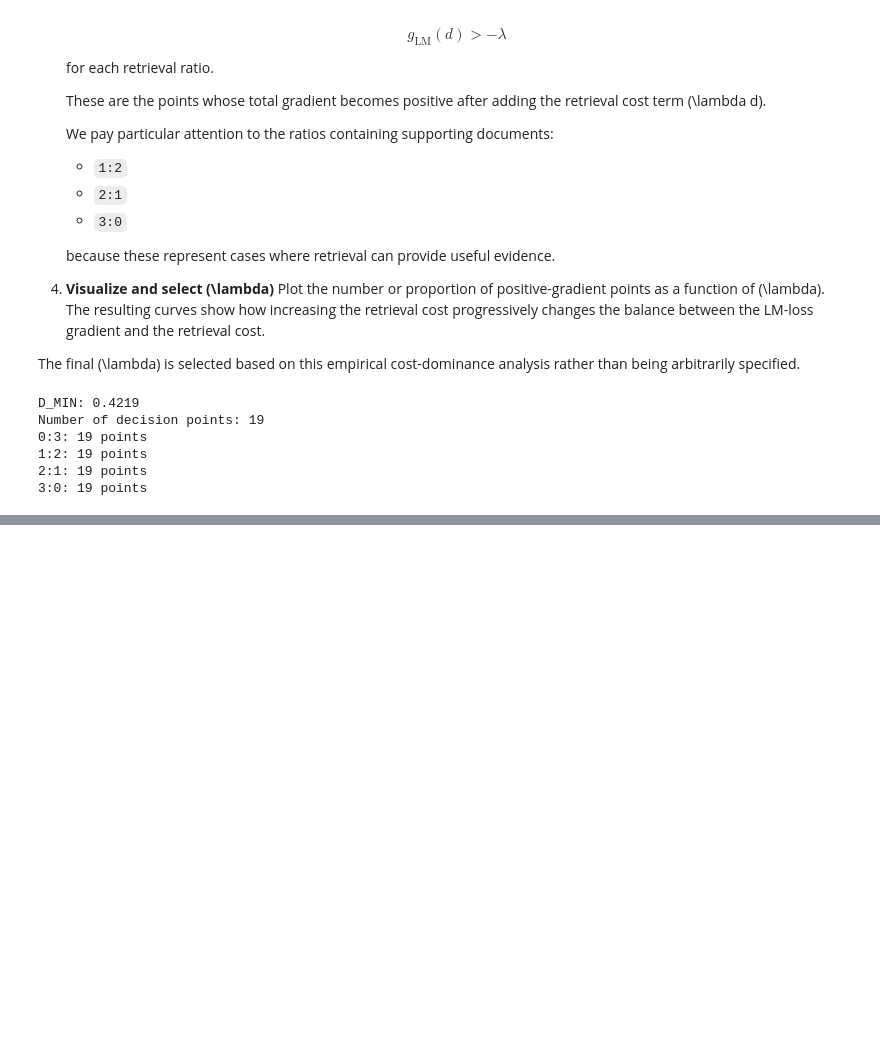
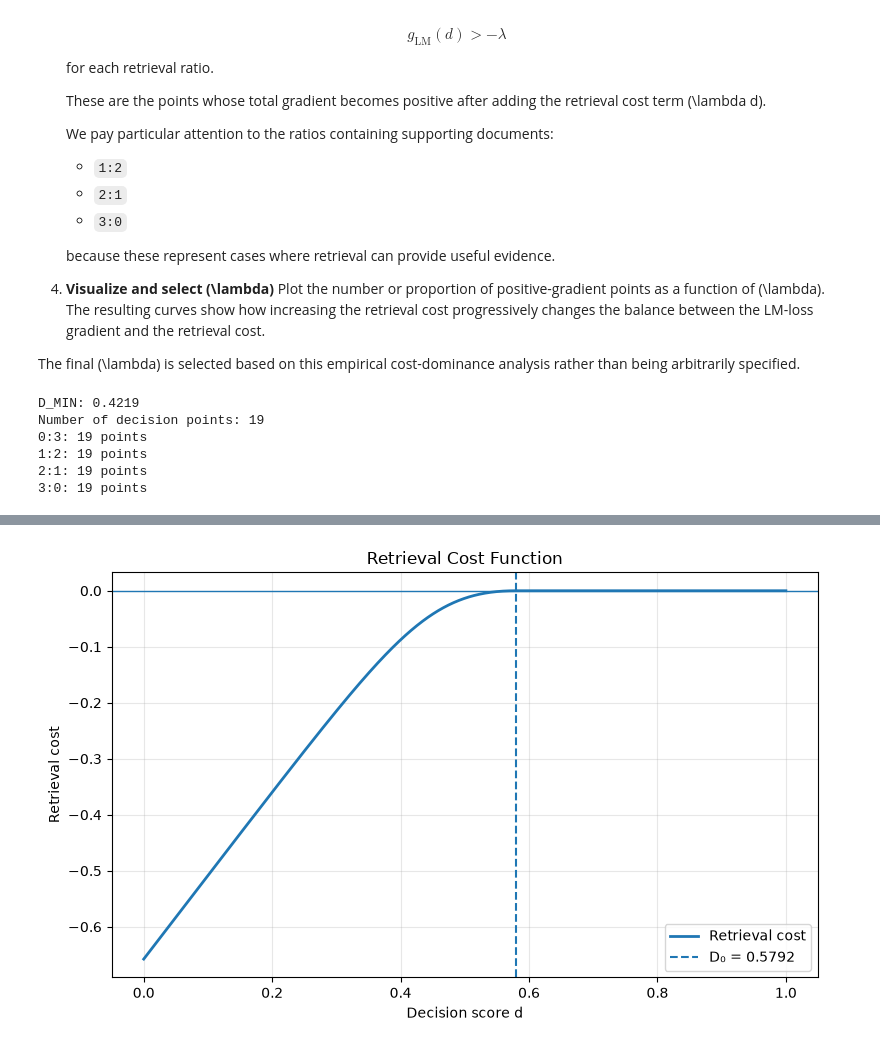
Before and after one commit to nguyenphantuanduy/adaptive-retrieval-timing, a Jupyter notebook: phase_1/stage_2_hypothesis_verification/H2_gradient_direction/analyze_threshold_and_cost.ipynb, the cells around one changed output, grey strips where cells are left out. Drawn from its saved outputs; the diff is of its cells as text; code cells hidden in the pictures; blank space fills up the shorter version.

```diff
--- a/phase_1/stage_2_hypothesis_verification/H2_gradient_direction/analyze_threshold_and_cost.ipynb
+++ b/phase_1/stage_2_hypothesis_verification/H2_gradient_direction/analyze_threshold_and_cost.ipynb
@@ -849,0 +992,52 @@ Misclassified points:
+# %%
+# ============================================================
+# Plot Retrieval Cost Function
+# ============================================================
+
+import torch
+import matplotlib.pyplot as plt
+
+d_plot = torch.linspace(
+    0.0,
+    1.0,
+    1000,
+)
+
+with torch.no_grad():
+    cost_plot = torch.stack([
+        compute_retrieval_cost(d.unsqueeze(0))
+        for d in d_plot
+    ])
+
+plt.figure(figsize=(8, 5))
+
+plt.plot(
+    d_plot.numpy(),
+    cost_plot.numpy(),
+    linewidth=2,
+    label="Retrieval cost",
+)
+
+plt.axvline(
+    RETRIEVAL_COST_D0,
+    linestyle="--",
+    linewidth=1.5,
+    label=f"D₀ = {RETRIEVAL_COST_D0:.4f}",
+)
+
+plt.axhline(
+    0.0,
+    linewidth=1,
+)
+
+plt.xlabel("Decision score d")
+plt.ylabel("Retrieval cost")
+plt.title("Retrieval Cost Function")
+
+plt.grid(True, alpha=0.3)
+plt.legend()
+
+plt.tight_layout()
+plt.show()
+# %% [output]
+[figure, added]
```
Also changed, not shown: parts of 6 cells of this notebook, 19 other files.
